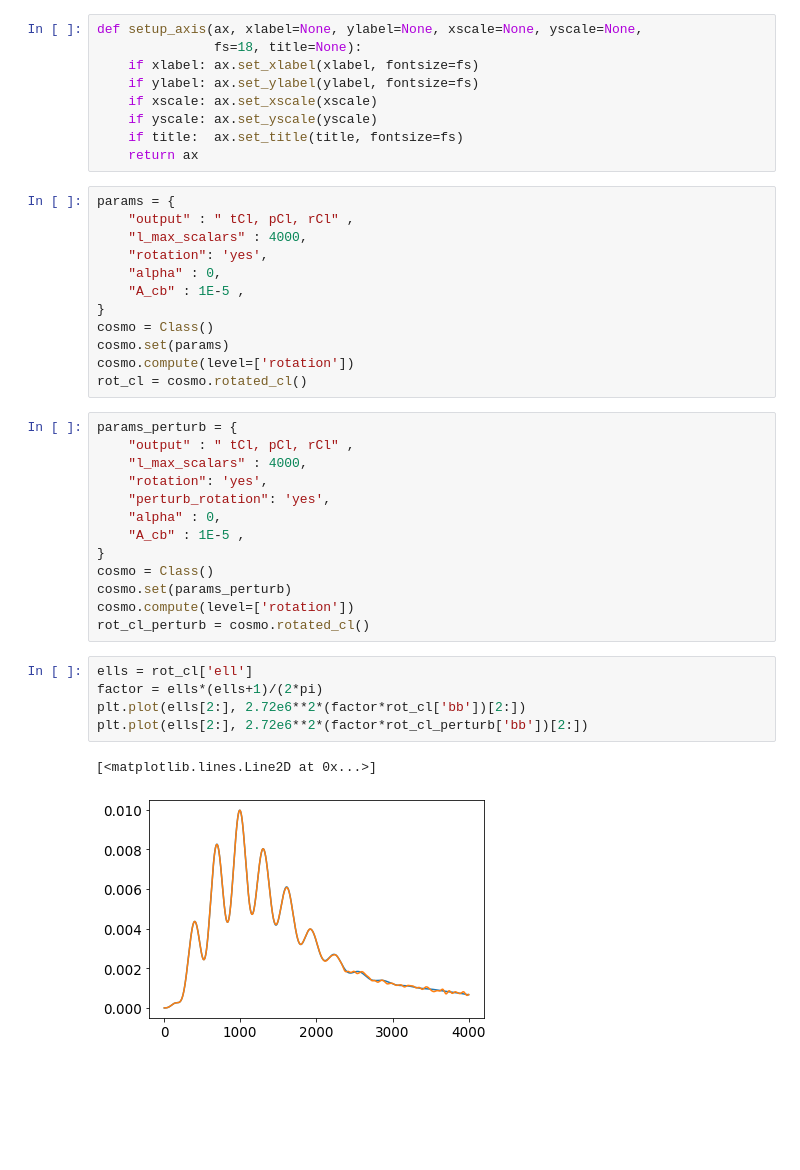
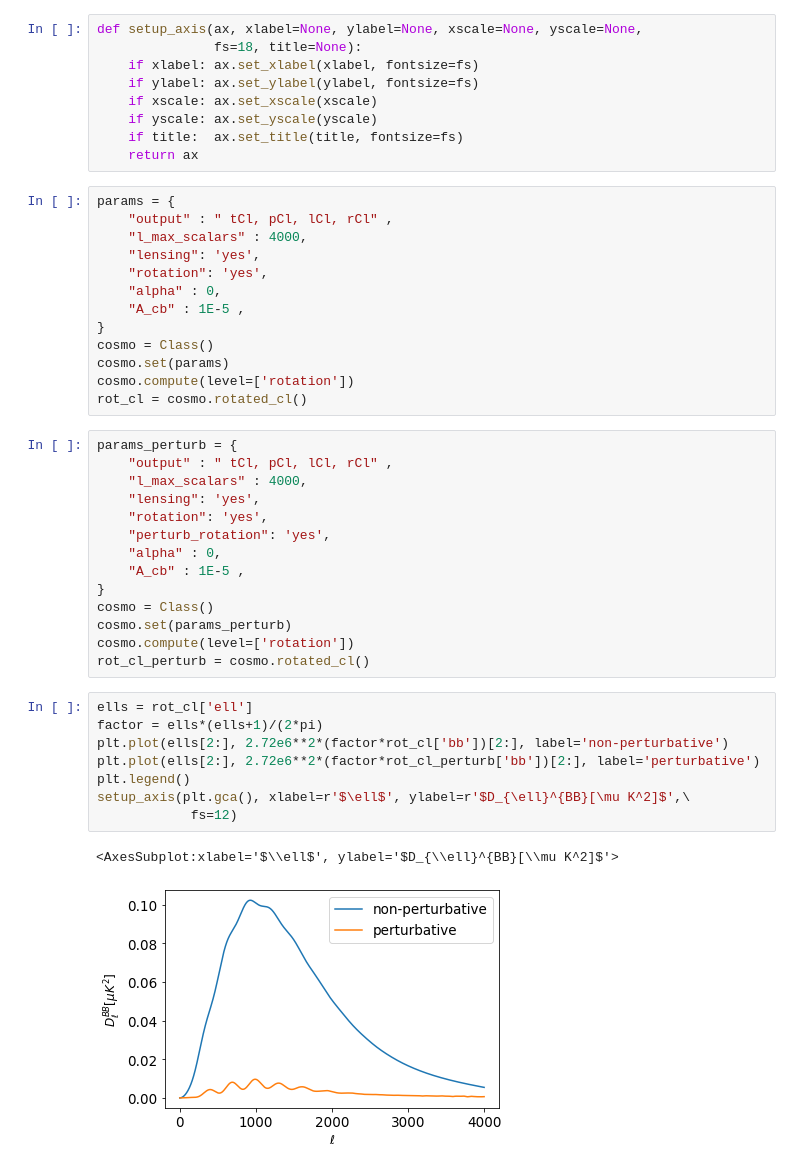
Before and after one commit to catketchup/class_rot, a Jupyter notebook: notebooks_rot/cl_rot_perturb.ipynb, the cells around one changed output. Drawn from its saved outputs; the diff is of its cells as text; blank space fills up the shorter version.

Commit message:
testing perturb method

```diff
--- a/notebooks_rot/cl_rot_perturb.ipynb
+++ b/notebooks_rot/cl_rot_perturb.ipynb
@@ -19,8 +19,9 @@ def setup_axis(ax, xlabel=None, ylabel=None, xscale=None, yscale=None,
     return ax
 # %%
 params = {
-    "output" : " tCl, pCl, rCl" ,
+    "output" : " tCl, pCl, lCl, rCl" ,
     "l_max_scalars" : 4000,
+    "lensing": 'yes',
     "rotation": 'yes',
     "alpha" : 0,
     "A_cb" : 1E-5 ,
@@ -31,8 +32,9 @@ cosmo.compute(level=['rotation'])
 rot_cl = cosmo.rotated_cl()
 # %%
 params_perturb = {
-    "output" : " tCl, pCl, rCl" ,
+    "output" : " tCl, pCl, lCl, rCl" ,
     "l_max_scalars" : 4000,
+    "lensing": 'yes',
     "rotation": 'yes',
     "perturb_rotation": 'yes',
     "alpha" : 0,
@@ -45,8 +47,11 @@ rot_cl_perturb = cosmo.rotated_cl()
 # %%
 ells = rot_cl['ell']
 factor = ells*(ells+1)/(2*pi)
-plt.plot(ells[2:], 2.72e6**2*(factor*rot_cl['bb'])[2:])
-plt.plot(ells[2:], 2.72e6**2*(factor*rot_cl_perturb['bb'])[2:])
+plt.plot(ells[2:], 2.72e6**2*(factor*rot_cl['bb'])[2:], label='non-perturbative')
+plt.plot(ells[2:], 2.72e6**2*(factor*rot_cl_perturb['bb'])[2:], label='perturbative')
+plt.legend()
+setup_axis(plt.gca(), xlabel=r'$\ell$', ylabel=r'$D_{\ell}^{BB}[\mu K^2]$',\
+            fs=12)
 # %% [output]
-[<matplotlib.lines.Line2D at 0x...>]
+<AxesSubplot:xlabel='$\\ell$', ylabel='$D_{\\ell}^{BB}[\\mu K^2]$'>
-[figure, old version]
+[figure, new version]
```
Also changed, not shown: parts of 3 cells of this notebook, 2 other files.
